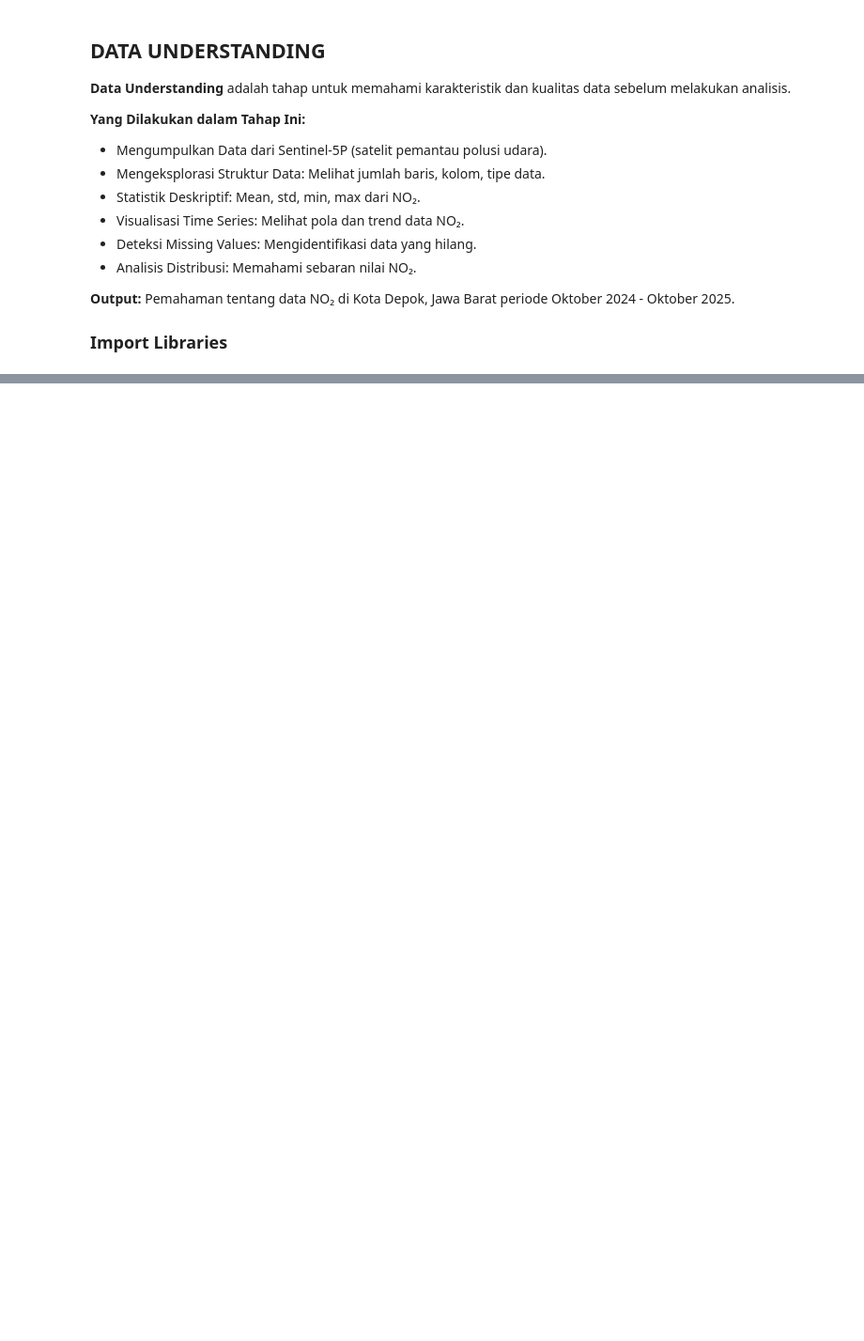
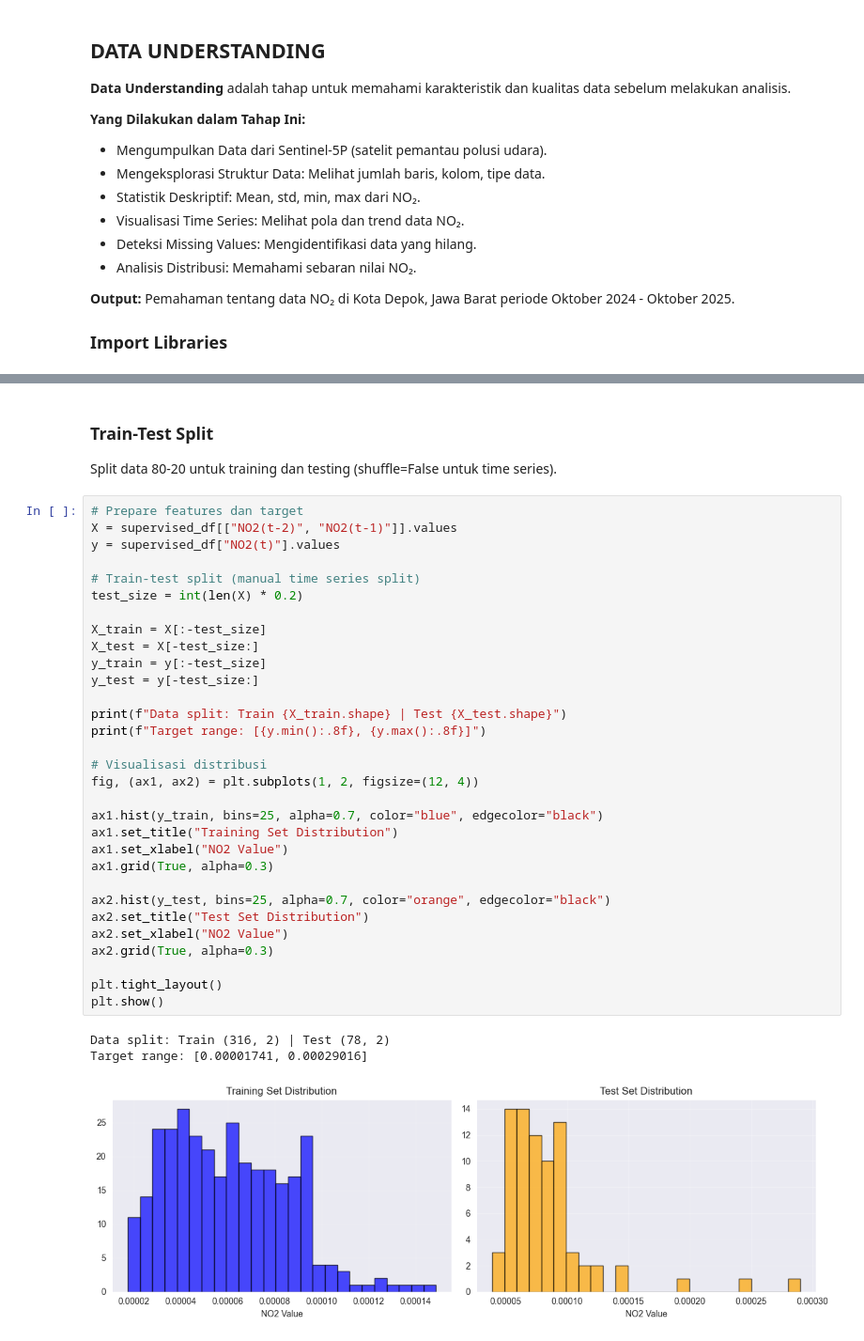
Before and after one commit to AqbilBarakaa/psd, a Jupyter notebook: psd/_build/jupyter_execute/timeseries.ipynb, the cells around one changed output, grey strips where cells are left out. Shown at 94% size. Cells and saved outputs as stored; diff of their text form; blank space fills up the shorter version.

```diff
--- a/psd/_build/jupyter_execute/timeseries.ipynb
+++ b/psd/_build/jupyter_execute/timeseries.ipynb
@@ -379,0 +266,39 @@ max    7.508296e+00  7.507140e+00  7.506020e+00
+# %% [markdown]
+### Train-Test Split
+
+Split data 80-20 untuk training dan testing (shuffle=False untuk time series).
+# %%
+# Prepare features dan target
+X = supervised_df[["NO2(t-2)", "NO2(t-1)"]].values
+y = supervised_df["NO2(t)"].values
+
+# Train-test split (manual time series split)
+test_size = int(len(X) * 0.2)
+
+X_train = X[:-test_size]
+X_test = X[-test_size:]
+y_train = y[:-test_size]
+y_test = y[-test_size:]
+
+print(f"Data split: Train {X_train.shape} | Test {X_test.shape}")
+print(f"Target range: [{y.min():.8f}, {y.max():.8f}]")
+
+# Visualisasi distribusi
+fig, (ax1, ax2) = plt.subplots(1, 2, figsize=(12, 4))
+
+ax1.hist(y_train, bins=25, alpha=0.7, color="blue", edgecolor="black")
+ax1.set_title("Training Set Distribution")
+ax1.set_xlabel("NO2 Value")
+ax1.grid(True, alpha=0.3)
+
+ax2.hist(y_test, bins=25, alpha=0.7, color="orange", edgecolor="black")
+ax2.set_title("Test Set Distribution")
+ax2.set_xlabel("NO2 Value")
+ax2.grid(True, alpha=0.3)
+
+plt.tight_layout()
+plt.show()
+# %% [output]
+Data split: Train (316, 2) | Test (78, 2)
+Target range: [0.00001741, 0.00029016]
+[figure, added]
```
Also changed, not shown: parts of 31 cells of this notebook, 21 other files.
